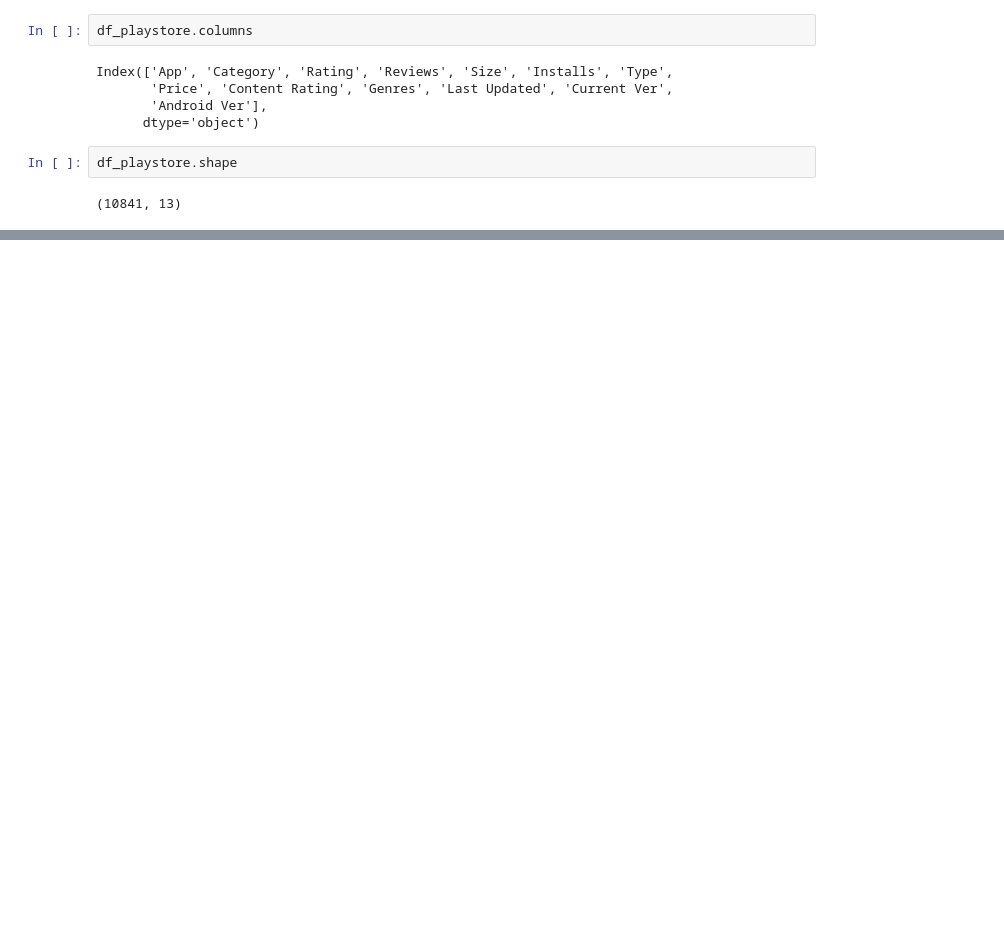
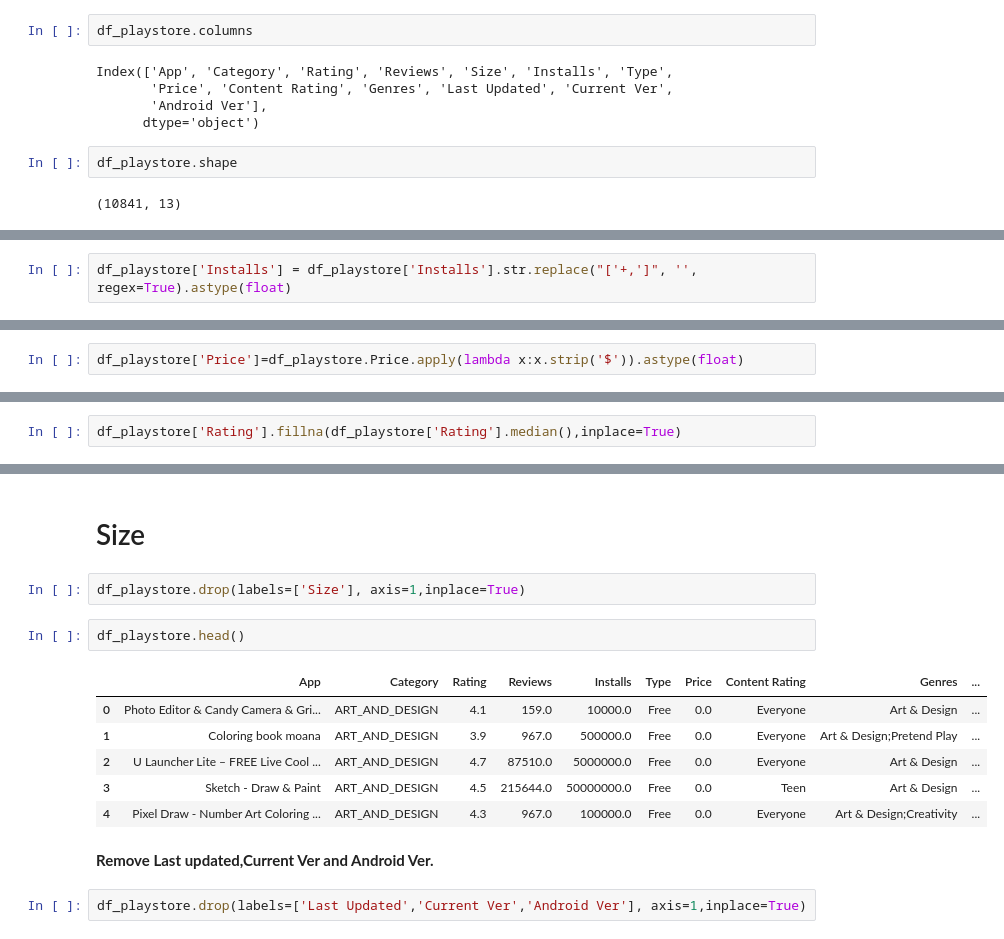
Before and after one commit to vikram0050/Play-Store-App-Review-Analysis-, a Jupyter notebook: Vikramaditya_Sah_Google_Play_Store_App_Review_Analysis_Capstone_Project.ipynb, the cells around one changed output, grey strips where cells are left out. Cells and saved outputs as stored; diff of their text form; blank space fills up the shorter version.

```diff
--- a/Vikramaditya_Sah_Google_Play_Store_App_Review_Analysis_Capstone_Project.ipynb
+++ b/Vikramaditya_Sah_Google_Play_Store_App_Review_Analysis_Capstone_Project.ipynb
@@ -152,0 +222,2 @@ df_playstore.shape
+# %%
+df_playstore['Installs'] = df_playstore['Installs'].str.replace("['+,']", '', regex=True).astype(float)
@@ -152,0 +249,2 @@ df_playstore.shape
+# %%
+df_playstore['Price']=df_playstore.Price.apply(lambda x:x.strip('$')).astype(float)
@@ -152,0 +276,2 @@ df_playstore.shape
+# %%
+df_playstore['Rating'].fillna(df_playstore['Rating'].median(),inplace=True)
@@ -152,0 +301,17 @@ df_playstore.shape
+# %% [markdown]
+# Size
+# %%
+df_playstore.drop(labels=['Size'], axis=1,inplace=True)
+# %%
+df_playstore.head()
+# %% [output]
+|  | App | Category | Rating | Reviews | Installs | Type | Price | Content Rating | Genres | ... |
+| 0 | Photo Editor & Candy Camera & Gri... | ART_AND_DESIGN | 4.1 | 159.0 | 10000.0 | Free | 0.0 | Everyone | Art & Design | ... |
+| 1 | Coloring book moana | ART_AND_DESIGN | 3.9 | 967.0 | 500000.0 | Free | 0.0 | Everyone | Art & Design;Pretend Play | ... |
+| 2 | U Launcher Lite – FREE Live Cool ... | ART_AND_DESIGN | 4.7 | 87510.0 | 5000000.0 | Free | 0.0 | Everyone | Art & Design | ... |
+| 3 | Sketch - Draw & Paint | ART_AND_DESIGN | 4.5 | 215644.0 | 50000000.0 | Free | 0.0 | Teen | Art & Design | ... |
+| 4 | Pixel Draw - Number Art Coloring ... | ART_AND_DESIGN | 4.3 | 967.0 | 100000.0 | Free | 0.0 | Everyone | Art & Design;Creativity | ... |
+# %% [markdown]
+**Remove Last updated,Current Ver and  Android Ver.**
+# %%
+df_playstore.drop(labels=['Last Updated','Current Ver','Android Ver'], axis=1,inplace=True)
```
Also changed, not shown: parts of 25 cells of this notebook.
